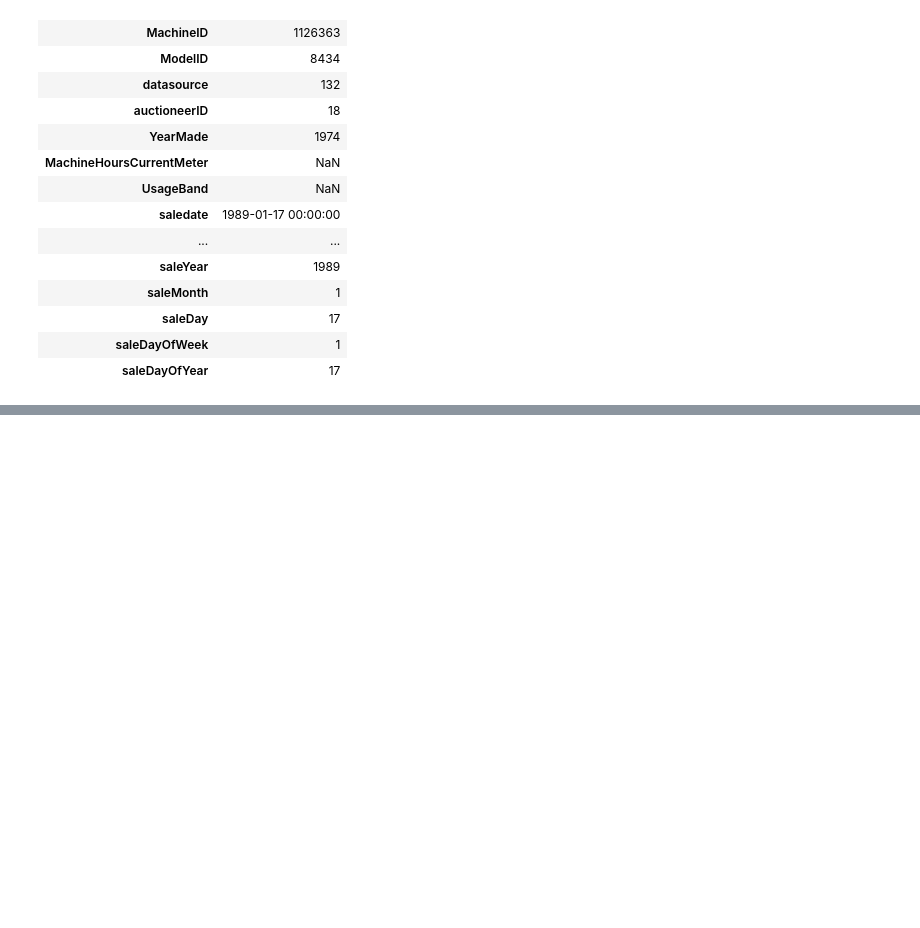
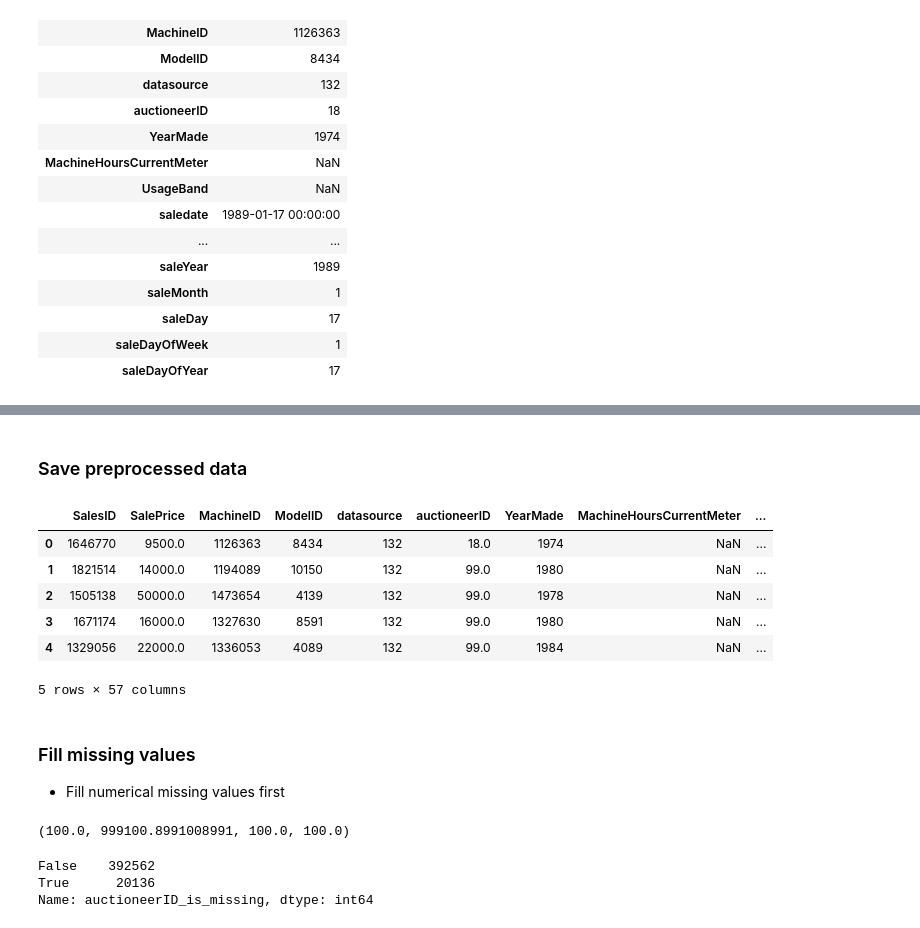
Before and after one commit to klsklnPITX/bulldozer-price-regression, a Jupyter notebook: end-to-end-bulldozer-price-regression.ipynb, the cells around one changed output, grey strips where cells are left out. Cells and saved outputs as stored; diff of their text form; code cells hidden in the pictures; blank space fills up the shorter version.

```diff
--- a/end-to-end-bulldozer-price-regression.ipynb
+++ b/end-to-end-bulldozer-price-regression.ipynb
@@ -231,0 +407,2 @@ df_tmp.drop("saledate", axis=1, inplace=True)
+# %% [markdown]
+### Save preprocessed data
@@ -231,0 +412,22 @@ df_tmp.drop("saledate", axis=1, inplace=True)
+# %%
+df_tmp = pd.read_csv("data/train_tmp.csv")
+df_tmp.head()
+# %% [output]
+|  | SalesID | SalePrice | MachineID | ModelID | datasource | auctioneerID | YearMade | MachineHoursCurrentMeter | ... |
+| 0 | 1646770 | 9500.0 | 1126363 | 8434 | 132 | 18.0 | 1974 | NaN | ... |
+| 1 | 1821514 | 14000.0 | 1194089 | 10150 | 132 | 99.0 | 1980 | NaN | ... |
+| 2 | 1505138 | 50000.0 | 1473654 | 4139 | 132 | 99.0 | 1978 | NaN | ... |
+| 3 | 1671174 | 16000.0 | 1327630 | 8591 | 132 | 99.0 | 1980 | NaN | ... |
+| 4 | 1329056 | 22000.0 | 1336053 | 4089 | 132 | 99.0 | 1984 | NaN | ... |
+5 rows × 57 columns
+# %% [markdown]
+### Fill missing values
+* Fill numerical missing values first
+# %%
+# Why median is more robust than mean
+hundreds = np.full((1000,), 100)
+hundreds_billion = np.append(hundreds, 1000000000)
+np.mean(hundreds), np.mean(hundreds_billion), np.median(hundreds), np.median(hundreds_billion)
+# Check mean of hundreds_billion in comparison
+# %% [output]
+(100.0, 999100.8991008991, 100.0, 100.0)
@@ -231,0 +448,7 @@ df_tmp.drop("saledate", axis=1, inplace=True)
+# %%
+# Check true values and compare with missing value count above - should be the same count
+df_tmp["auctioneerID_is_missing"].value_counts()
+# %% [output]
+False    392562
+True      20136
+Name: auctioneerID_is_missing, dtype: int64
```
Also changed, not shown: parts of 63 cells of this notebook.
